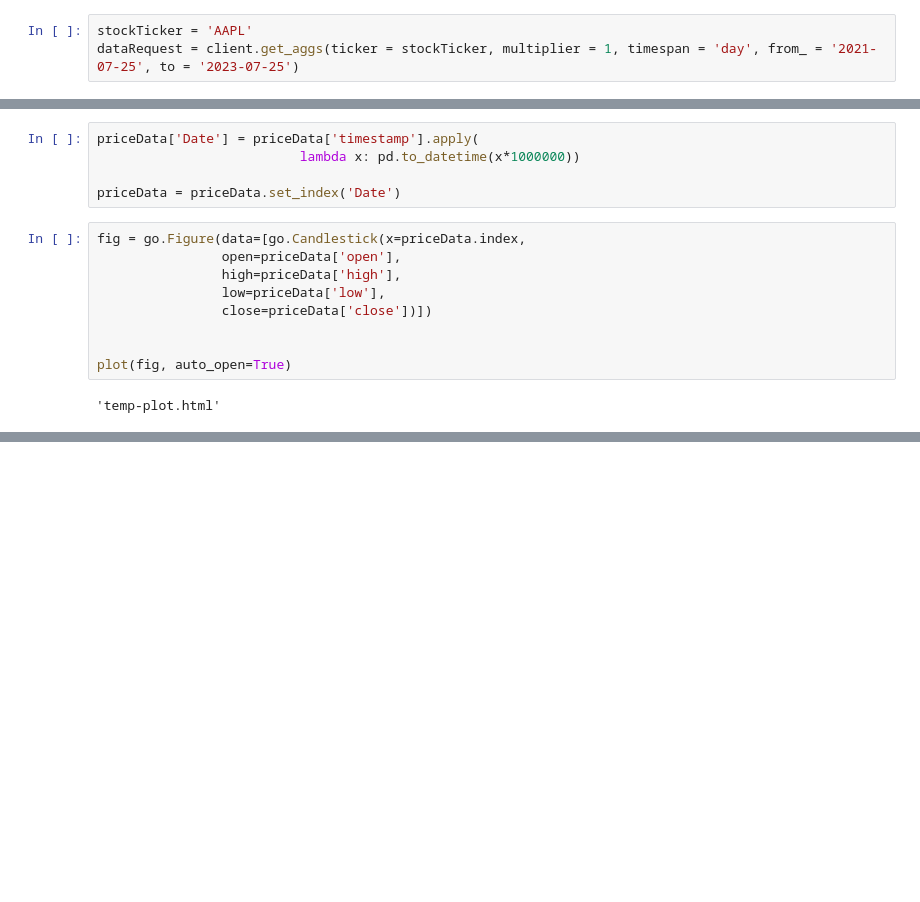
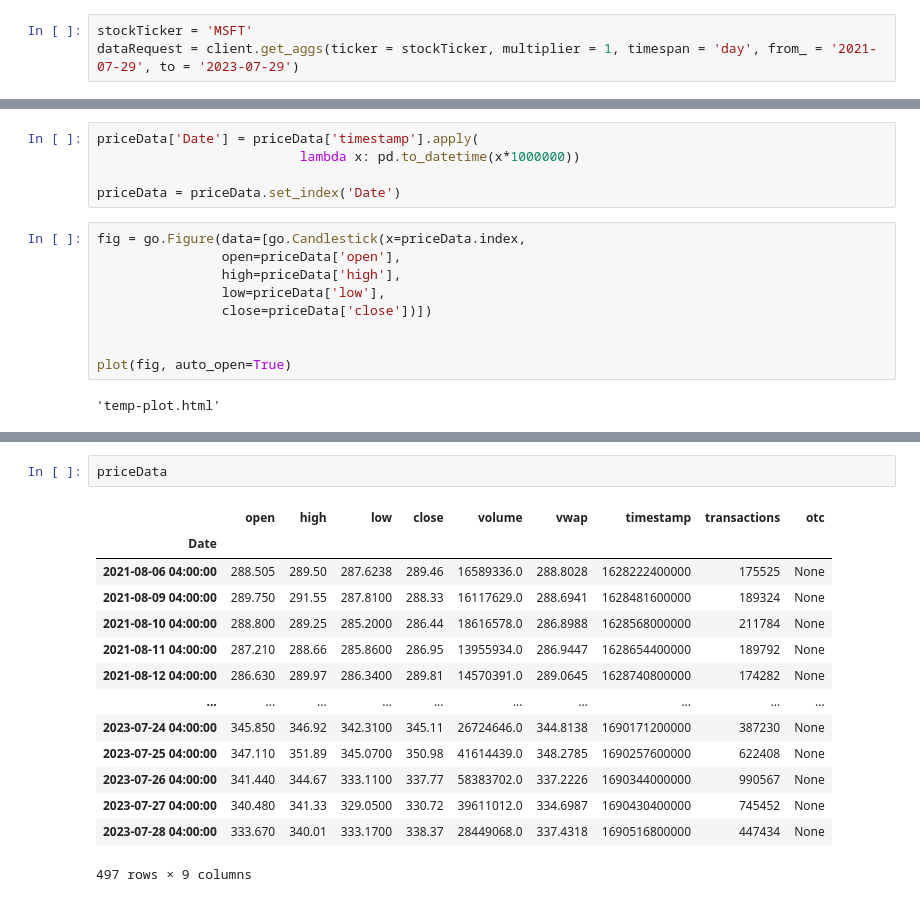
Before and after one commit to CookieDonger/Stock-Market-Predictor, a Jupyter notebook: polygonmodel.ipynb, the cells around one changed output, grey strips where cells are left out. Saved outputs shown, nothing was run; the diff lists cells and outputs as text; blank space fills up the shorter version.

```diff
--- a/polygonmodel.ipynb
+++ b/polygonmodel.ipynb
@@ -18,6 +20,6 @@ client = RESTClient(settings['api_key'])
 # %%
-stockTicker = 'AAPL'
-dataRequest = client.get_aggs(ticker = stockTicker, multiplier = 1, timespan = 'day', from_ = '2021-07-25', to = '2023-07-25')
+stockTicker = 'MSFT'
+dataRequest = client.get_aggs(ticker = stockTicker, multiplier = 1, timespan = 'day', from_ = '2021-07-29', to = '2023-07-29')
 # %%
 priceData = pd.DataFrame(dataRequest)
 # %%
@@ -38,0 +49,17 @@ plot(fig, auto_open=True)
+# %%
+priceData
+# %% [output]
+|  | open | high | low | close | volume | vwap | timestamp | transactions | otc |
+| Date |  |  |  |  |  |  |  |  |  |
+| 2021-08-06 04:00:00 | 288.505 | 289.50 | 287.6238 | 289.46 | 16589336.0 | 288.8028 | 1628222400000 | 175525 | None |
+| 2021-08-09 04:00:00 | 289.750 | 291.55 | 287.8100 | 288.33 | 16117629.0 | 288.6941 | 1628481600000 | 189324 | None |
+| 2021-08-10 04:00:00 | 288.800 | 289.25 | 285.2000 | 286.44 | 18616578.0 | 286.8988 | 1628568000000 | 211784 | None |
+| 2021-08-11 04:00:00 | 287.210 | 288.66 | 285.8600 | 286.95 | 13955934.0 | 286.9447 | 1628654400000 | 189792 | None |
+| 2021-08-12 04:00:00 | 286.630 | 289.97 | 286.3400 | 289.81 | 14570391.0 | 289.0645 | 1628740800000 | 174282 | None |
+| ... | ... | ... | ... | ... | ... | ... | ... | ... | ... |
+| 2023-07-24 04:00:00 | 345.850 | 346.92 | 342.3100 | 345.11 | 26724646.0 | 344.8138 | 1690171200000 | 387230 | None |
+| 2023-07-25 04:00:00 | 347.110 | 351.89 | 345.0700 | 350.98 | 41614439.0 | 348.2785 | 1690257600000 | 622408 | None |
+| 2023-07-26 04:00:00 | 341.440 | 344.67 | 333.1100 | 337.77 | 58383702.0 | 337.2226 | 1690344000000 | 990567 | None |
+| 2023-07-27 04:00:00 | 340.480 | 341.33 | 329.0500 | 330.72 | 39611012.0 | 334.6987 | 1690430400000 | 745452 | None |
+| 2023-07-28 04:00:00 | 333.670 | 340.01 | 333.1700 | 338.37 | 28449068.0 | 337.4318 | 1690516800000 | 447434 | None |
+497 rows × 9 columns
```
Also changed, not shown: parts of 17 cells of this notebook.
